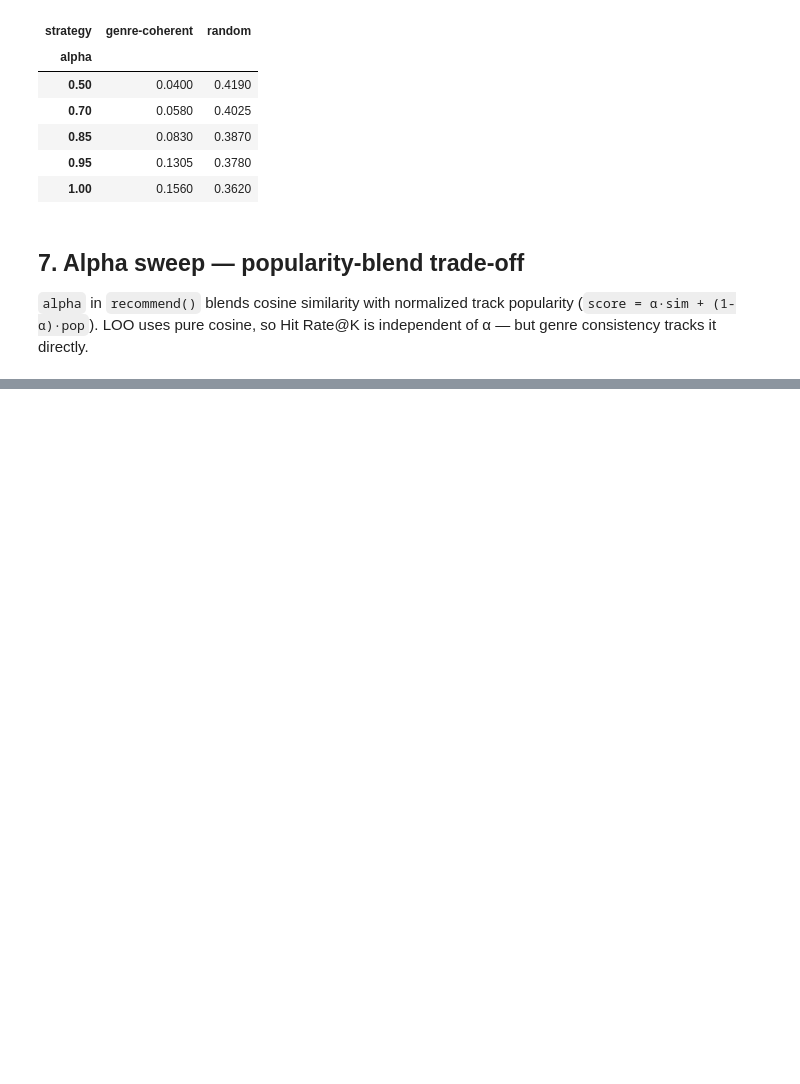
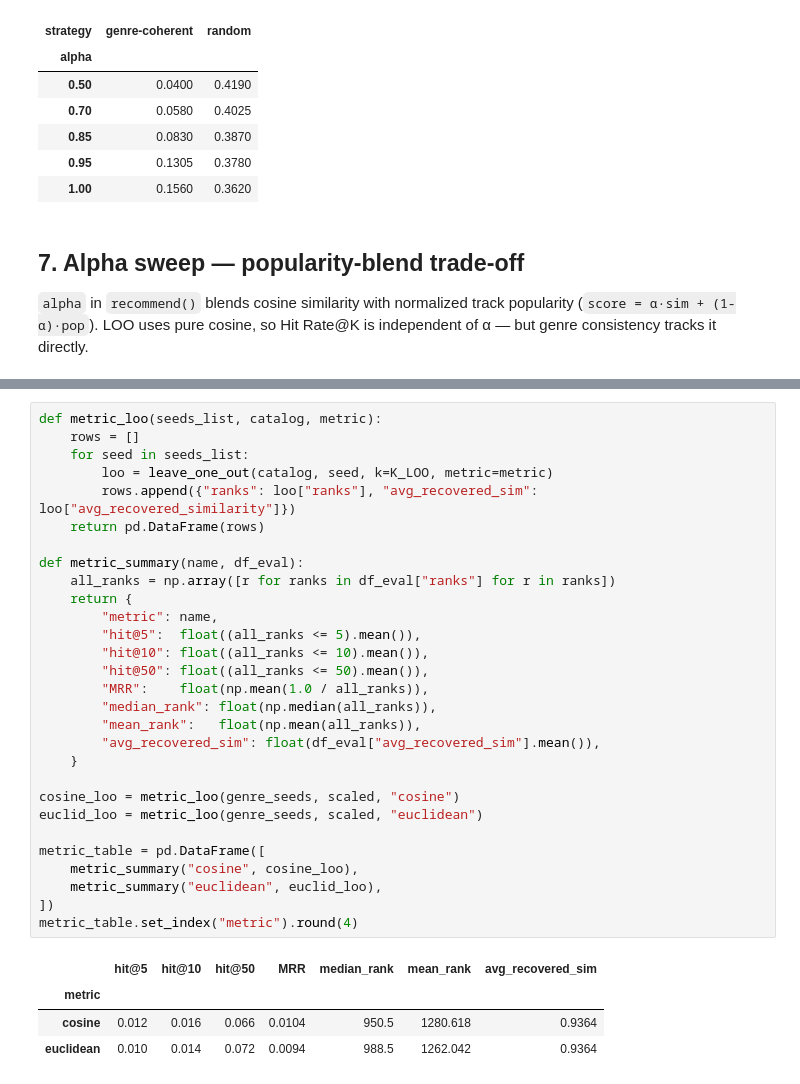
Before and after one commit to jesseboakye/315FinalProject, a Jupyter notebook: notebooks/03_evaluation.ipynb, the cells around one changed output, grey strips where cells are left out. Saved outputs shown, nothing was run; the diff lists cells and outputs as text; blank space fills up the shorter version.

```diff
--- a/notebooks/03_evaluation.ipynb
+++ b/notebooks/03_evaluation.ipynb
@@ -244,0 +249,34 @@ alpha_pivot
+# %%
+def metric_loo(seeds_list, catalog, metric):
+    rows = []
+    for seed in seeds_list:
+        loo = leave_one_out(catalog, seed, k=K_LOO, metric=metric)
+        rows.append({"ranks": loo["ranks"], "avg_recovered_sim": loo["avg_recovered_similarity"]})
+    return pd.DataFrame(rows)
+
+def metric_summary(name, df_eval):
+    all_ranks = np.array([r for ranks in df_eval["ranks"] for r in ranks])
+    return {
+        "metric": name,
+        "hit@5":  float((all_ranks <= 5).mean()),
+        "hit@10": float((all_ranks <= 10).mean()),
+        "hit@50": float((all_ranks <= 50).mean()),
+        "MRR":    float(np.mean(1.0 / all_ranks)),
+        "median_rank": float(np.median(all_ranks)),
+        "mean_rank":   float(np.mean(all_ranks)),
+        "avg_recovered_sim": float(df_eval["avg_recovered_sim"].mean()),
+    }
+
+cosine_loo = metric_loo(genre_seeds, scaled, "cosine")
+euclid_loo = metric_loo(genre_seeds, scaled, "euclidean")
+
+metric_table = pd.DataFrame([
+    metric_summary("cosine", cosine_loo),
+    metric_summary("euclidean", euclid_loo),
+])
+metric_table.set_index("metric").round(4)
+# %% [output]
+|  | hit@5 | hit@10 | hit@50 | MRR | median_rank | mean_rank | avg_recovered_sim |
+| metric |  |  |  |  |  |  |  |
+| cosine | 0.012 | 0.016 | 0.066 | 0.0104 | 950.5 | 1280.618 | 0.9364 |
+| euclidean | 0.010 | 0.014 | 0.072 | 0.0094 | 988.5 | 1262.042 | 0.9364 |
```
Also changed, not shown: parts of 3 cells of this notebook, 1 other file.
